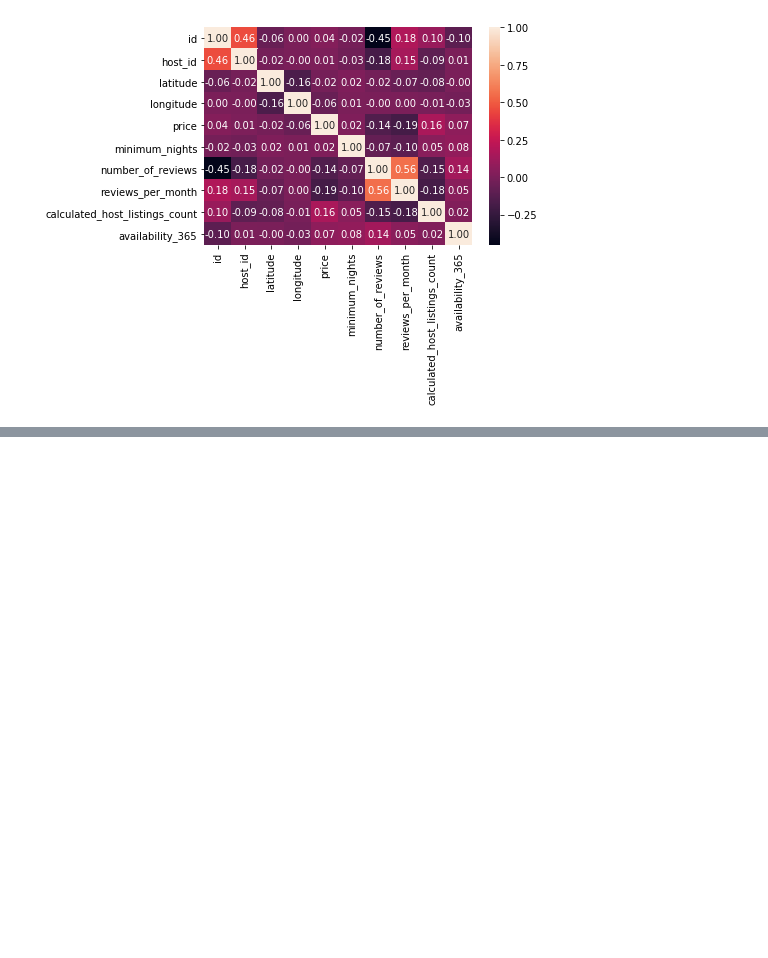
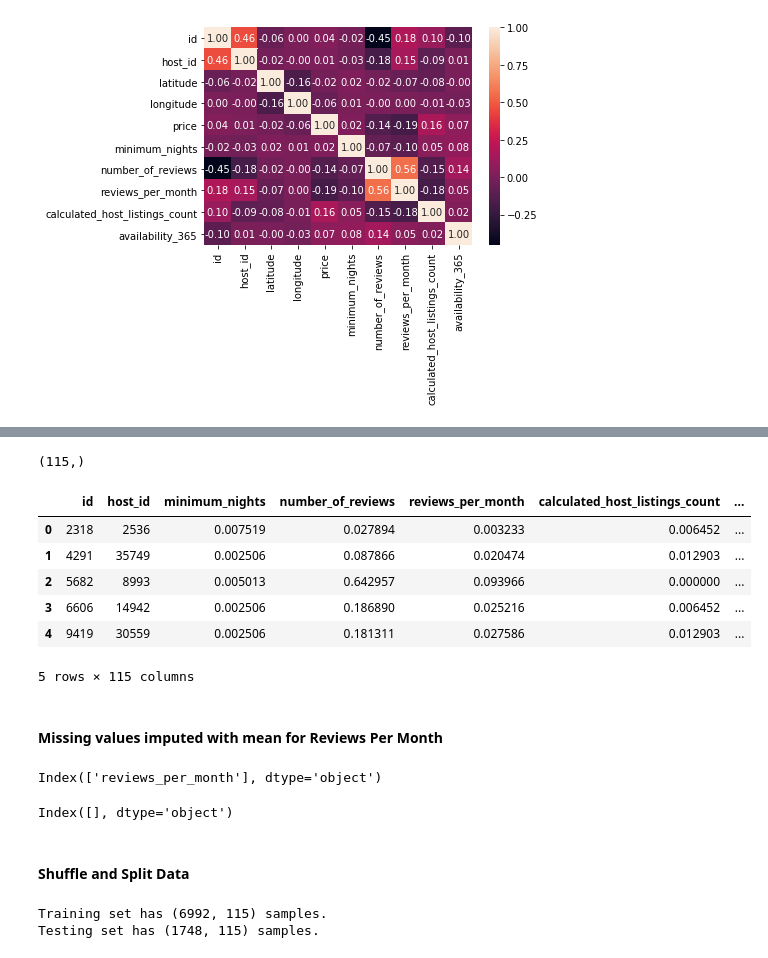
Before and after one commit to SimplifyData/Predict-Airbnb-Prices-in-Seattle, a Jupyter notebook: seattle_airbnb.ipynb, the cells around one changed output, grey strips where cells are left out. Cells and saved outputs as stored; diff of their text form; code cells hidden in the pictures; blank space fills up the shorter version.

```diff
--- a/seattle_airbnb.ipynb
+++ b/seattle_airbnb.ipynb
@@ -906,0 +1046,43 @@ sns.heatmap(airbnb_listing_df.corr(), annot = True, fmt = '.2f')
+# %%
+features_final = pd.get_dummies(features_normalized)
+# %%
+features_final.columns.shape
+# %% [output]
+(115,)
+# %%
+features_final.head()
+# %% [output]
+|  | id | host_id | minimum_nights | number_of_reviews | reviews_per_month | calculated_host_listings_count | ... |
+| 0 | 2318 | 2536 | 0.007519 | 0.027894 | 0.003233 | 0.006452 | ... |
+| 1 | 4291 | 35749 | 0.002506 | 0.087866 | 0.020474 | 0.012903 | ... |
+| 2 | 5682 | 8993 | 0.005013 | 0.642957 | 0.093966 | 0.000000 | ... |
+| 3 | 6606 | 14942 | 0.002506 | 0.186890 | 0.025216 | 0.006452 | ... |
+| 4 | 9419 | 30559 | 0.002506 | 0.181311 | 0.027586 | 0.012903 | ... |
+5 rows × 115 columns
+# %% [markdown]
+#### Missing values imputed with mean for Reviews Per Month
+# %%
+features_final.columns[features_final.isnull().sum() > 1]
+# %% [output]
+Index(['reviews_per_month'], dtype='object')
+# %%
+features_final.reviews_per_month.fillna(features_final.reviews_per_month.mean(), inplace = True)
+
+features_final.columns[features_final.isnull().sum()> 1]
+# %% [output]
+Index([], dtype='object')
+# %% [markdown]
+#### Shuffle and Split Data
+# %%
+# Split the 'features' and 'income' data into training and testing sets
+X_train, X_test, y_train, y_test = train_test_split(features_final,
+                                                    list(price_raw.values),
+                                                    test_size = 0.2,
+                                                    random_state = 0)
+
+# Show the results of the split
+print("Training set has {} samples.".format(X_train.shape))
+print("Testing set has {} samples.".format(X_test.shape))
+# %% [output]
+Training set has (6992, 115) samples.
+Testing set has (1748, 115) samples.
```
Also changed, not shown: parts of 35 cells of this notebook.
